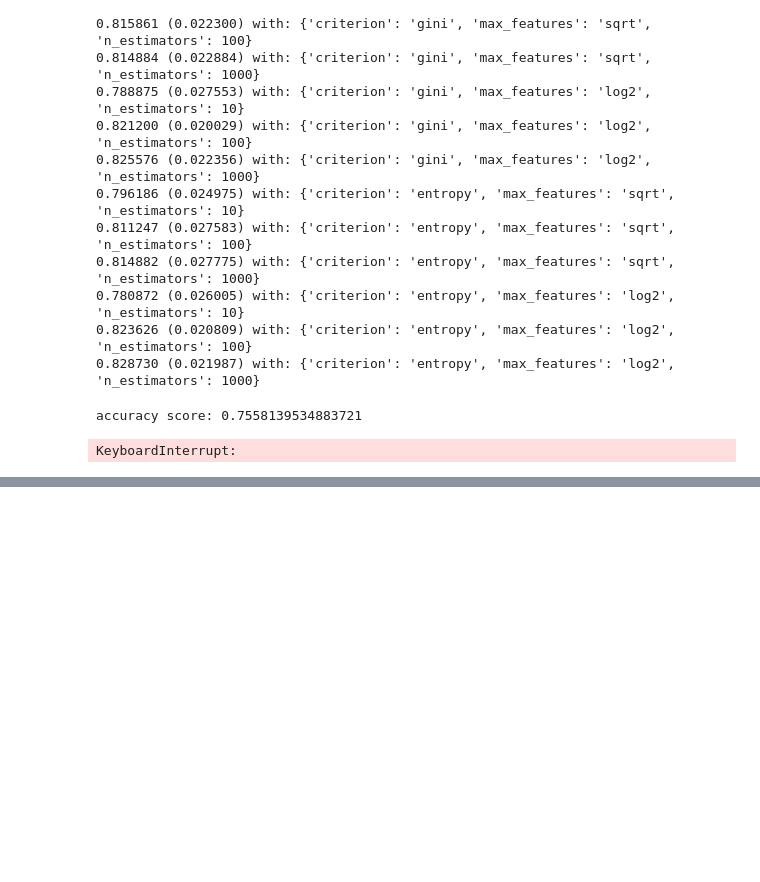
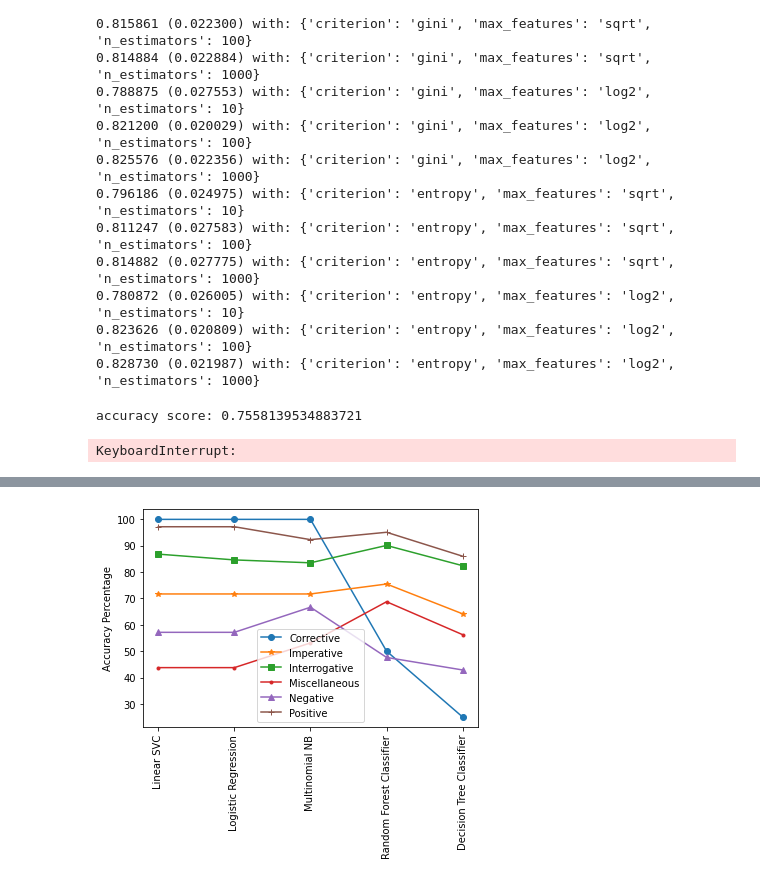
Before and after one commit to Rhitabrat/youtube-comments-categorization, a Jupyter notebook: main_using_tfidf.ipynb, the cells around one changed output, grey strips where cells are left out. Cells and saved outputs as stored; diff of their text form; code cells hidden in the pictures; blank space fills up the shorter version.

Commit message:
performance of each category added

```diff
--- a/main_using_tfidf.ipynb
+++ b/main_using_tfidf.ipynb
@@ -706,6 +762,15 @@ cm = confusion_matrix(y_test, y_pred)
 print("accuracy score: " + str(classifier.score(X_test, y_test)))
 # %% [output]
 accuracy score: 0.7558139534883721
+# %%
+accuracies = acc_each_class(cm)
+
+acc_corrective.append(accuracies[0])
+acc_imperative.append(accuracies[1])
+acc_interrogative.append(accuracies[2])
+acc_miscellaneous.append(accuracies[3])
+acc_negative.append(accuracies[4])
+acc_positive.append(accuracies[5])
 # %%
 ### Hyperparameter Tuning ###
 
@@ -791,0 +858,56 @@ plt.show()
+# %%
+corr = [i * 100 for i in acc_corrective]
+imp = [i * 100 for i in acc_imperative]
+inte = [i * 100 for i in acc_interrogative]
+mis = [i * 100 for i in acc_miscellaneous]
+neg = [i * 100 for i in acc_negative]
+pos = [i * 100 for i in acc_positive]
+# %%
+import matplotlib.pyplot as plt
+
+# x1 = [10,20,30,40,50]
+x1 = ['Linear SVC','Logistic Regression','Multinomial NB','Random Forest Classifier','Decision Tree Classifier']
+# corrective
+y1 = corr
+# plotting the line 1 points
+plt.plot(x1, y1, label = "Corrective", marker='o')
+
+# imperative
+y2 = imp
+# plotting the line 2 points
+plt.plot(x1, y2, label = "Imperative", marker='*')
+
+# interrogative
+y3 = inte
+# plotting the line 2 points
+plt.plot(x1, y3, label = "Interrogative", marker='s')
+
+# Miscellaneous
+y4 = mis
+# plotting the line 2 points
+plt.plot(x1, y4, label = "Miscellaneous", marker='.')
+
+# Negative
+y5 = neg
+# plotting the line 2 points
+plt.plot(x1, y5, label = "Negative", marker='^')
+
+# Positive
+y6 = pos
+# plotting the line 2 points
+plt.plot(x1, y6, label = "Positive", marker='+')
+
+
+plt.xlabel('')
+# Set the y axis label of the current axis.
+plt.ylabel('Accuracy Percentage')
+# Set a title of the current axes.
+plt.title('')
+# show a legend on the plot
+plt.legend()
+
+plt.xticks(rotation=90)
+# Display a figure.
+plt.show()
+# %% [output]
+[figure, added]
```
Also changed, not shown: parts of 8 cells of this notebook, 1 other file.
